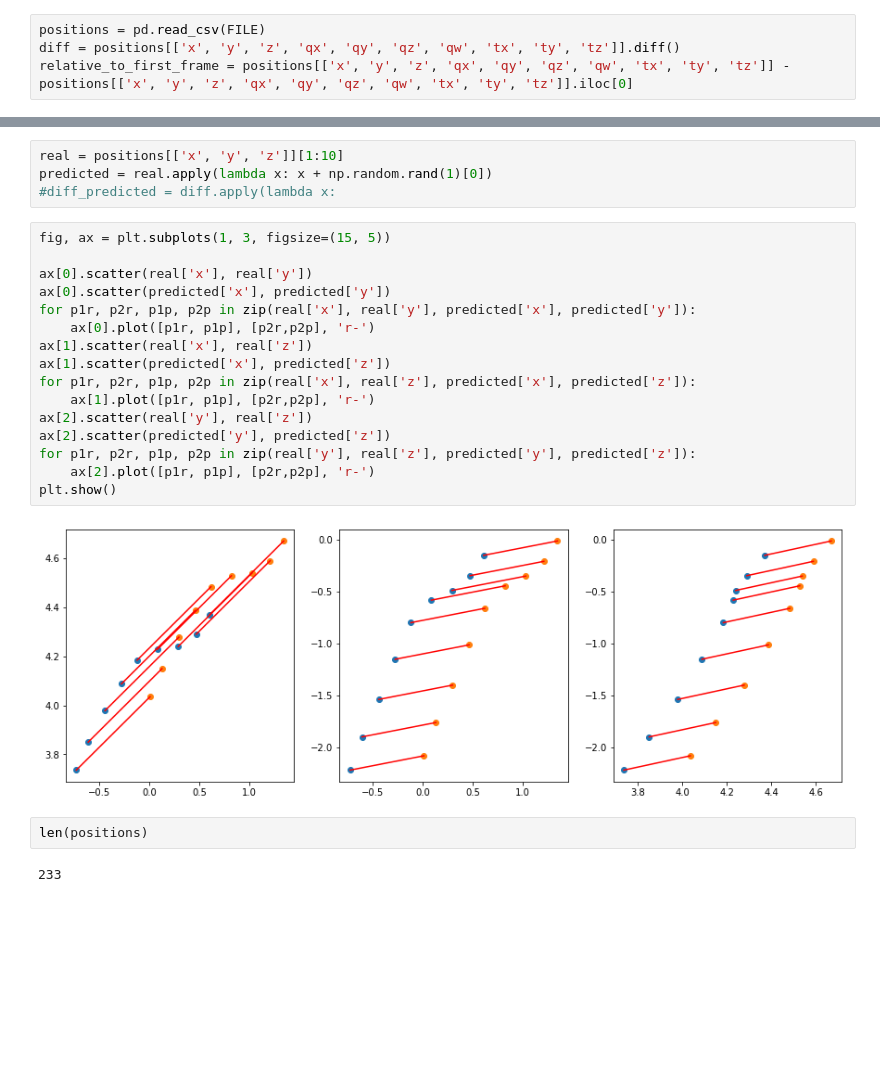
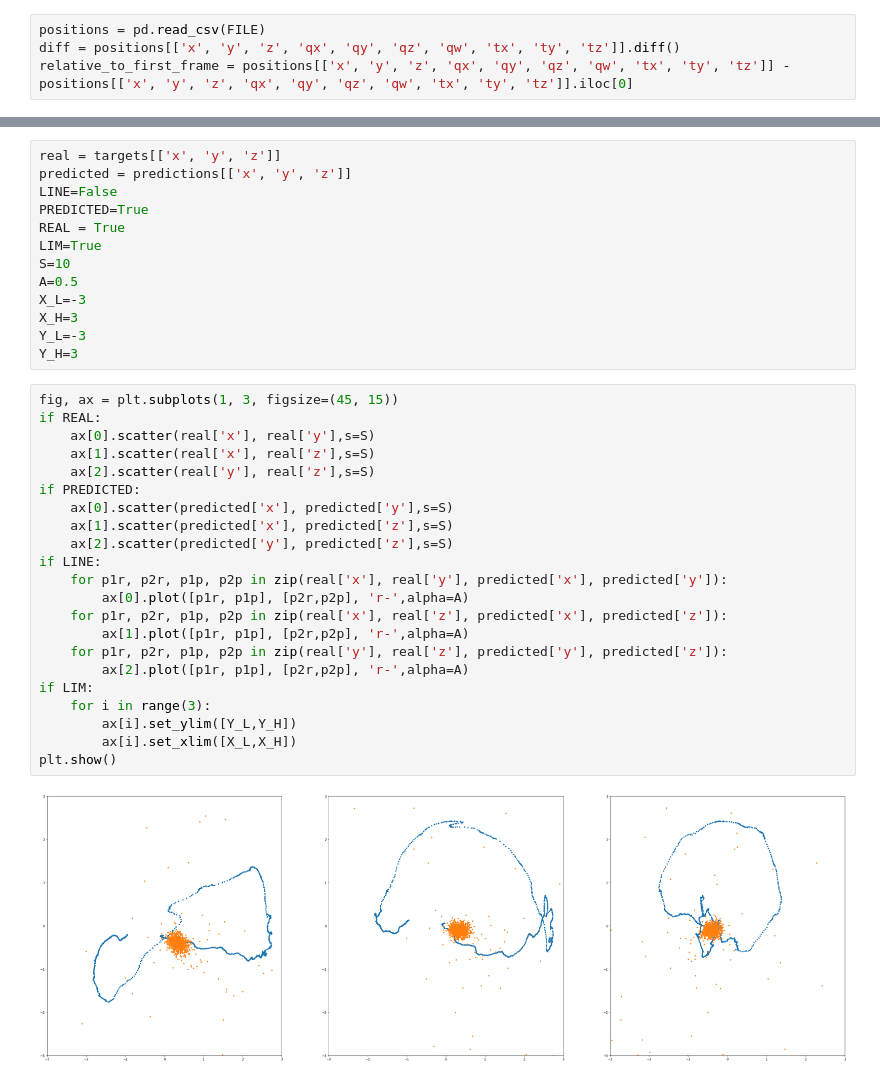
Before and after one commit to fedeizzo/camera-pose-estimation, a Jupyter notebook: notebooks/test_procedure.ipynb, the cells around one changed output, grey strips where cells are left out. Saved outputs shown, nothing was run; the diff lists cells and outputs as text; blank space fills up the shorter version.

```diff
--- a/notebooks/test_procedure.ipynb
+++ b/notebooks/test_procedure.ipynb
@@ -18,26 +22,37 @@ relative_to_first_frame = positions[['x', 'y', 'z', 'qx', 'qy', 'qz', 'qw', 'tx'
 # %%
-real = positions[['x', 'y', 'z']][1:10]
-predicted = real.apply(lambda x: x + np.random.rand(1)[0])
-#diff_predicted = diff.apply(lambda x:
+real = targets[['x', 'y', 'z']]
+predicted = predictions[['x', 'y', 'z']]
+LINE=False
+PREDICTED=True
+REAL = True
+LIM=True
+S=10
+A=0.5
+X_L=-3
+X_H=3
+Y_L=-3
+Y_H=3
 # %%
-fig, ax = plt.subplots(1, 3, figsize=(15, 5))
-
-ax[0].scatter(real['x'], real['y'])
-ax[0].scatter(predicted['x'], predicted['y'])
-for p1r, p2r, p1p, p2p in zip(real['x'], real['y'], predicted['x'], predicted['y']):
-    ax[0].plot([p1r, p1p], [p2r,p2p], 'r-')
-ax[1].scatter(real['x'], real['z'])
-ax[1].scatter(predicted['x'], predicted['z'])
-for p1r, p2r, p1p, p2p in zip(real['x'], real['z'], predicted['x'], predicted['z']):
-    ax[1].plot([p1r, p1p], [p2r,p2p], 'r-')
-ax[2].scatter(real['y'], real['z'])
-ax[2].scatter(predicted['y'], predicted['z'])
-for p1r, p2r, p1p, p2p in zip(real['y'], real['z'], predicted['y'], predicted['z']):
-    ax[2].plot([p1r, p1p], [p2r,p2p], 'r-')
+fig, ax = plt.subplots(1, 3, figsize=(45, 15))
+if REAL:
+    ax[0].scatter(real['x'], real['y'],s=S)
+    ax[1].scatter(real['x'], real['z'],s=S)
+    ax[2].scatter(real['y'], real['z'],s=S)
+if PREDICTED:
+    ax[0].scatter(predicted['x'], predicted['y'],s=S)
+    ax[1].scatter(predicted['x'], predicted['z'],s=S)
+    ax[2].scatter(predicted['y'], predicted['z'],s=S)
+if LINE:
+    for p1r, p2r, p1p, p2p in zip(real['x'], real['y'], predicted['x'], predicted['y']):
+        ax[0].plot([p1r, p1p], [p2r,p2p], 'r-',alpha=A)
+    for p1r, p2r, p1p, p2p in zip(real['x'], real['z'], predicted['x'], predicted['z']):
+        ax[1].plot([p1r, p1p], [p2r,p2p], 'r-',alpha=A)
+    for p1r, p2r, p1p, p2p in zip(real['y'], real['z'], predicted['y'], predicted['z']):
+        ax[2].plot([p1r, p1p], [p2r,p2p], 'r-',alpha=A)
+if LIM:
+    for i in range(3):
+        ax[i].set_ylim([Y_L,Y_H])
+        ax[i].set_xlim([X_L,X_H])
 plt.show()
 # %% [output]
-[figure, old version]
+[figure, new version]
-# %%
-len(positions)
-# %% [output]
-233
```
Also changed, not shown: parts of 19 cells of this notebook, 4 other files.
